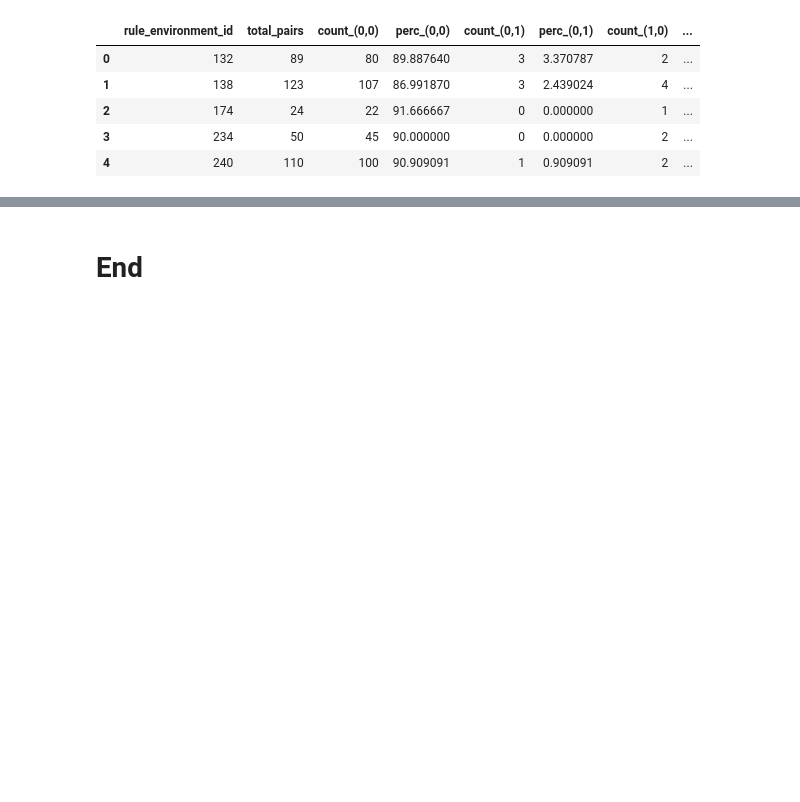
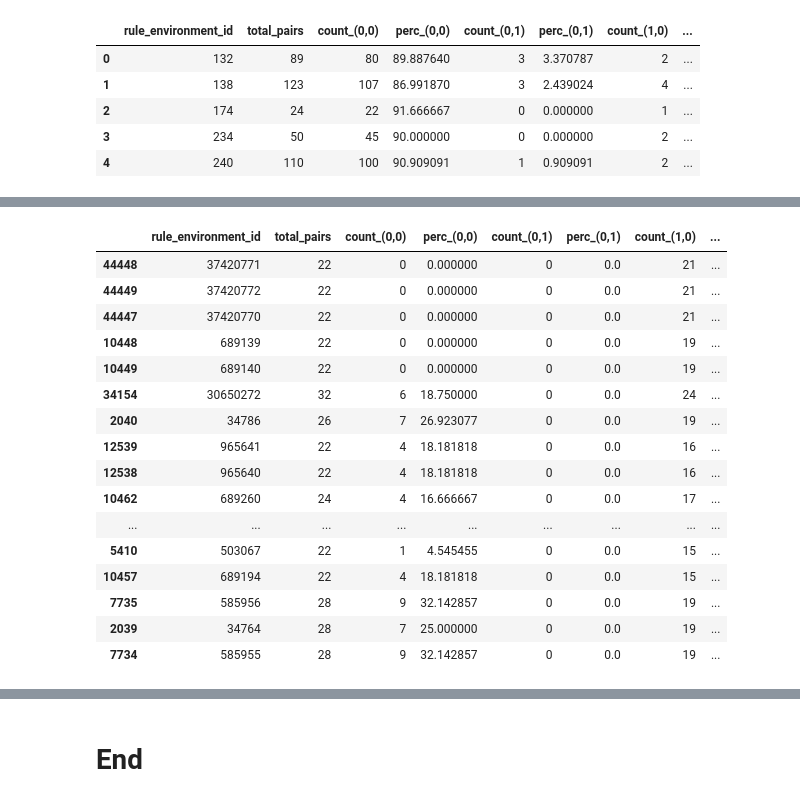
Before and after one commit to anya-chen/MMP_explore, a Jupyter notebook: hitdexter3_data_explore.ipynb, the cells around one changed output, grey strips where cells are left out. Saved outputs shown, nothing was run; the diff lists cells and outputs as text; code cells hidden in the pictures; blank space fills up the shorter version.

```diff
--- a/hitdexter3_data_explore.ipynb
+++ b/hitdexter3_data_explore.ipynb
@@ -1132,0 +1268,20 @@ df_env_stats.head()
+# %%
+df_evn_stats_changed.sort_values("perc_(1,0)", ascending=False).head(20)
+# %% [output]
+|  | rule_environment_id | total_pairs | count_(0,0) | perc_(0,0) | count_(0,1) | perc_(0,1) | count_(1,0) | ... |
+| 44448 | 37420771 | 22 | 0 | 0.000000 | 0 | 0.0 | 21 | ... |
+| 44449 | 37420772 | 22 | 0 | 0.000000 | 0 | 0.0 | 21 | ... |
+| 44447 | 37420770 | 22 | 0 | 0.000000 | 0 | 0.0 | 21 | ... |
+| 10448 | 689139 | 22 | 0 | 0.000000 | 0 | 0.0 | 19 | ... |
+| 10449 | 689140 | 22 | 0 | 0.000000 | 0 | 0.0 | 19 | ... |
+| 34154 | 30650272 | 32 | 6 | 18.750000 | 0 | 0.0 | 24 | ... |
+| 2040 | 34786 | 26 | 7 | 26.923077 | 0 | 0.0 | 19 | ... |
+| 12539 | 965641 | 22 | 4 | 18.181818 | 0 | 0.0 | 16 | ... |
+| 12538 | 965640 | 22 | 4 | 18.181818 | 0 | 0.0 | 16 | ... |
+| 10462 | 689260 | 24 | 4 | 16.666667 | 0 | 0.0 | 17 | ... |
+| ... | ... | ... | ... | ... | ... | ... | ... | ... |
+| 5410 | 503067 | 22 | 1 | 4.545455 | 0 | 0.0 | 15 | ... |
+| 10457 | 689194 | 22 | 4 | 18.181818 | 0 | 0.0 | 15 | ... |
+| 7735 | 585956 | 28 | 9 | 32.142857 | 0 | 0.0 | 19 | ... |
+| 2039 | 34764 | 28 | 7 | 25.000000 | 0 | 0.0 | 19 | ... |
+| 7734 | 585955 | 28 | 9 | 32.142857 | 0 | 0.0 | 19 | ... |
```
Also changed, not shown: parts of 21 cells of this notebook.
